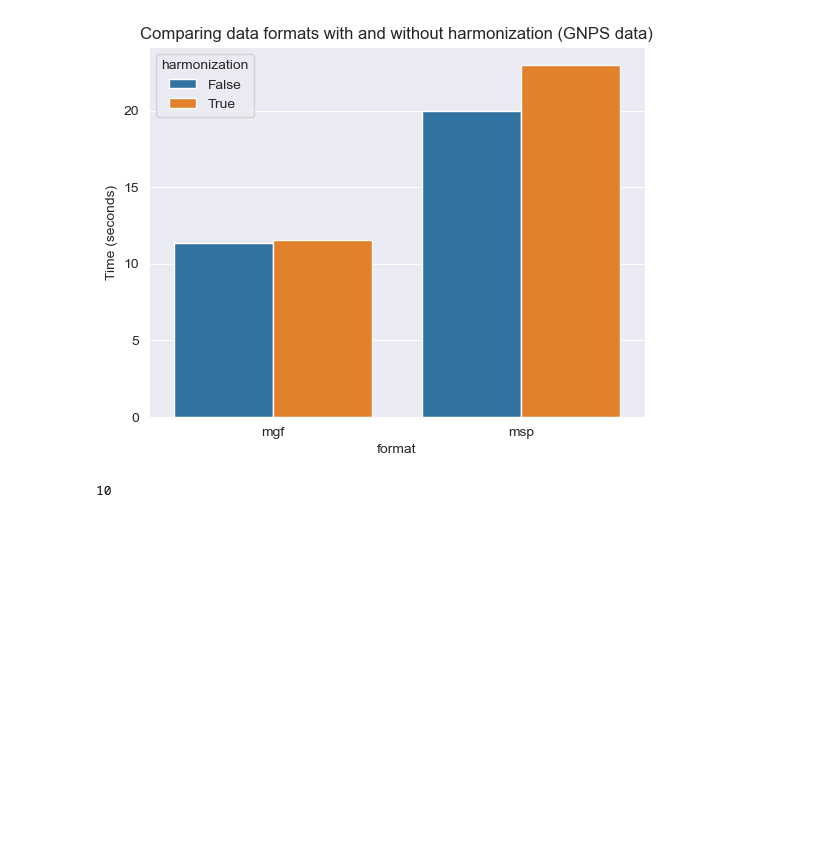
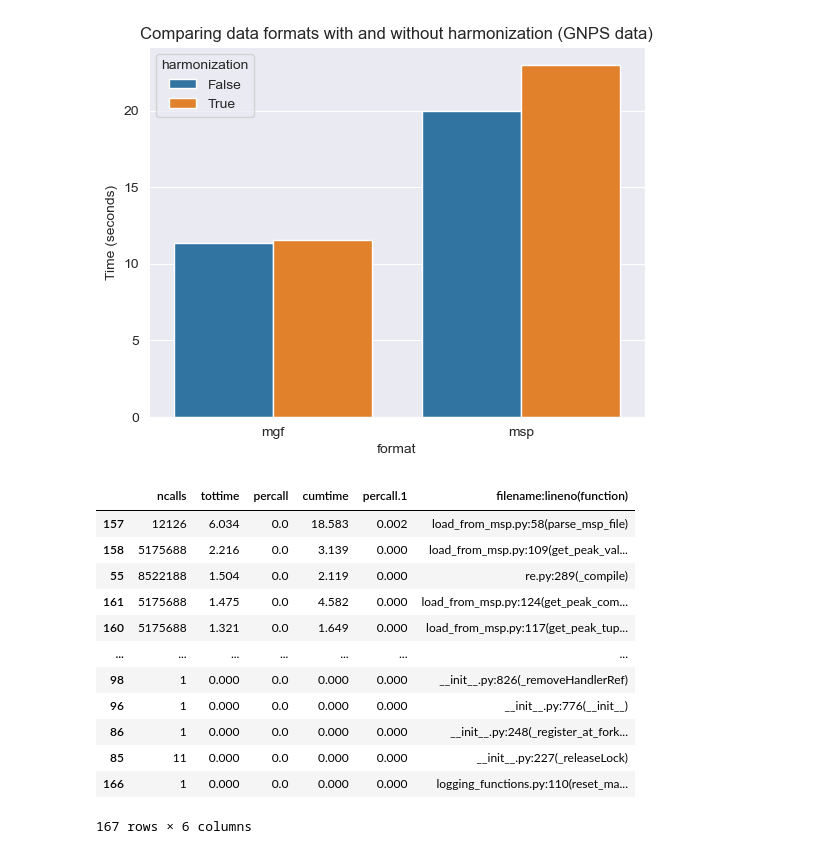
Before and after one commit to maximskoryk/matchms, a Jupyter notebook: benchmarking/profile_analysis.ipynb, the cells around one changed output. Drawn from its saved outputs; the diff is of its cells as text; code cells hidden in the pictures; blank space fills up the shorter version.

```diff
--- a/benchmarking/profile_analysis.ipynb
+++ b/benchmarking/profile_analysis.ipynb
@@ -152,6 +152,18 @@ sns.barplot(data=profiles_grouped.loc[profiles_grouped["library"] == "GNPS"],
 # %%
 # investigate steps during metadata harmonization for msp files
 harmonized_profiles = [p for p in profiles if p.harmonization and p.fileformat == "msp"]
-len(harmonized_profiles)
+harmonized_profiles[0].profile.sort_values(by="tottime", ascending=False)
 # %% [output]
+|  | ncalls | tottime | percall | cumtime | percall.1 | filename:lineno(function) |
+| 157 | 12126 | 6.034 | 0.0 | 18.583 | 0.002 | load_from_msp.py:58(parse_msp_file) |
+| 158 | 5175688 | 2.216 | 0.0 | 3.139 | 0.000 | load_from_msp.py:109(get_peak_val... |
+| 55 | 8522188 | 1.504 | 0.0 | 2.119 | 0.000 | re.py:289(_compile) |
+| 161 | 5175688 | 1.475 | 0.0 | 4.582 | 0.000 | load_from_msp.py:124(get_peak_com... |
+| 160 | 5175688 | 1.321 | 0.0 | 1.649 | 0.000 | load_from_msp.py:117(get_peak_tup... |
+| ... | ... | ... | ... | ... | ... | ... |
+| 98 | 1 | 0.000 | 0.0 | 0.000 | 0.000 | __init__.py:826(_removeHandlerRef) |
+| 96 | 1 | 0.000 | 0.0 | 0.000 | 0.000 | __init__.py:776(__init__) |
+| 86 | 1 | 0.000 | 0.0 | 0.000 | 0.000 | __init__.py:248(_register_at_fork... |
+| 85 | 11 | 0.000 | 0.0 | 0.000 | 0.000 | __init__.py:227(_releaseLock) |
+| 166 | 1 | 0.000 | 0.0 | 0.000 | 0.000 | logging_functions.py:110(reset_ma... |
-10
+167 rows × 6 columns
```
